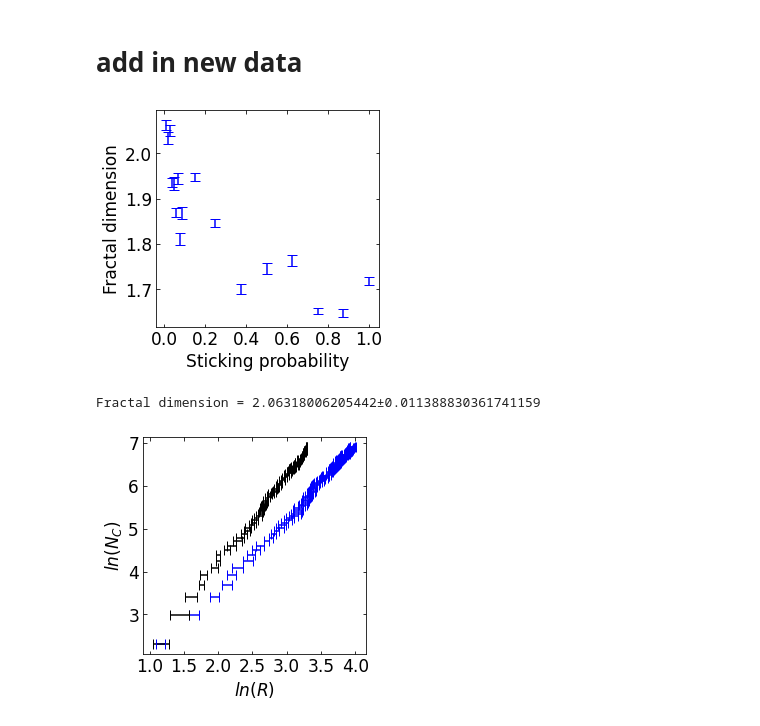
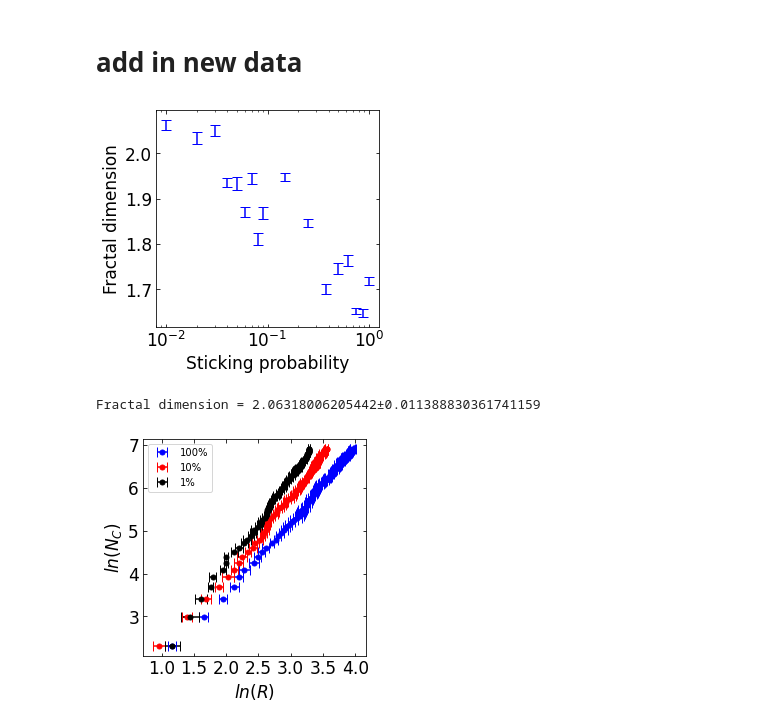
Before and after one commit to thomasbourke1/diffusion-limited-aggregation, a Jupyter notebook: python-plotting/task2.ipynb, the cells around one changed output. Cells and saved outputs as stored; diff of their text form; code cells hidden in the pictures.

Commit message:
created plots for task 2

```diff
--- a/python-plotting/task2.ipynb
+++ b/python-plotting/task2.ipynb
@@ -374,48 +374,58 @@ font = 17
 ax.set_xlabel("Sticking probability", fontsize=font)
 ax.set_ylabel("Fractal dimension", fontsize=font)
 
+
 plt.xticks(fontsize=font)
 plt.yticks(fontsize=font)
 plt.tick_params(axis='both', which='both', direction='in', top=True, right=True)
 
+
+ax.set_xscale('log')
+
 ax.errorbar(probs, fd, xerr=None, yerr=fd_err, color='blue', linestyle='', capsize=5)
 
+plt.savefig('figures/fracdim_stick.png')
 plt.show()
 # %% [output]
-[figure, old version]
+[figure, new version]
 # %%
 #plotting
 
 fig, ax = plt.subplots(figsize=(4,4))
 
 font = 17
 
 #graph formatting
 #ax.set_xlabel("Fractal size / logarithmic", fontsize=font)
 #ax.set_ylabel("Particle count / logarithmic", fontsize=font)
 
 ax.set_xlabel("$ln(R)$", fontsize=font)
 ax.set_ylabel("$ln(N_C)$", fontsize=font)
 
 plt.xticks(fontsize=font)
 plt.yticks(fontsize=font)
 plt.tick_params(axis='both', which='both', direction='in', top=True, right=True)
 
 #calculating fractal dimension
 popt, pcov = curve_fit(best_fit, p001_ln_clusterRadius, p001_ln_numParticles)
 fracdim = popt[0]
 fracdim_err = np.sqrt(np.diag(pcov))[0]
 
 print(f"Fractal dimension = {fracdim}±{fracdim_err}")
 
-ax.errorbar(p1_ln_clusterRadius, p1_ln_numParticles, yerr=None, xerr=p1_clusterRadius_err, color='blue', linestyle='', capsize=5)
+ax.errorbar(p1_ln_clusterRadius, p1_ln_numParticles, marker='o', markersize=5, yerr=None, xerr=p1_clusterRadius_err, color='blue', linestyle='', capsize=5, label='100%')
 #ax.errorbar(p075_ln_clusterRadius, p075_ln_numParticles, yerr=None, xerr=p075_clusterRadius_err, color='red', linestyle='', capsize=5)
-ax.errorbar(p001_ln_clusterRadius, p001_ln_numParticles, yerr=None, xerr=p001_clusterRadius_err, color='black', linestyle='', capsize=5)
 
+ax.errorbar(p009_ln_clusterRadius, p009_ln_numParticles, marker='o', markersize=5, yerr=None, xerr=p009_clusterRadius_err, color='red', linestyle='', capsize=5, label='10%')
+
+ax.errorbar(p001_ln_clusterRadius, p001_ln_numParticles, marker='o', markersize=5, yerr=None, xerr=p001_clusterRadius_err, color='black', linestyle='', capsize=5, label='1%')
 
 #ax.errorbar(oneK_log_raddii, oneK_log_numParticles, yerr=None, xerr=oneK_errors, color='red')
 
+plt.legend()
+
+plt.savefig('figures/fracdim_stick2')
 plt.show()
 # %% [output]
 Fractal dimension = 2.06318006205442±0.011388830361741159
-[figure, old version]
+[figure, new version]
```
Also changed, not shown: 2 other files.
